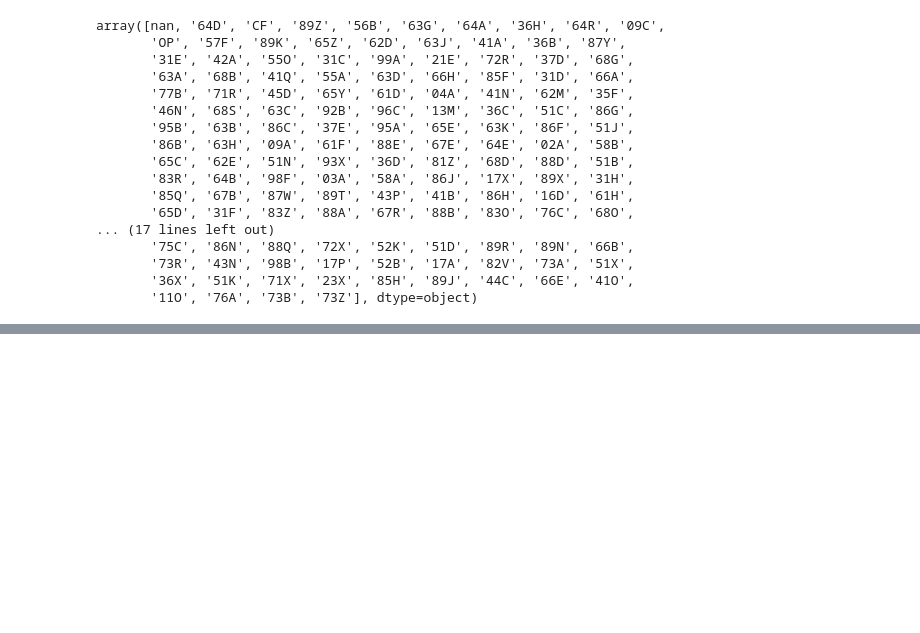
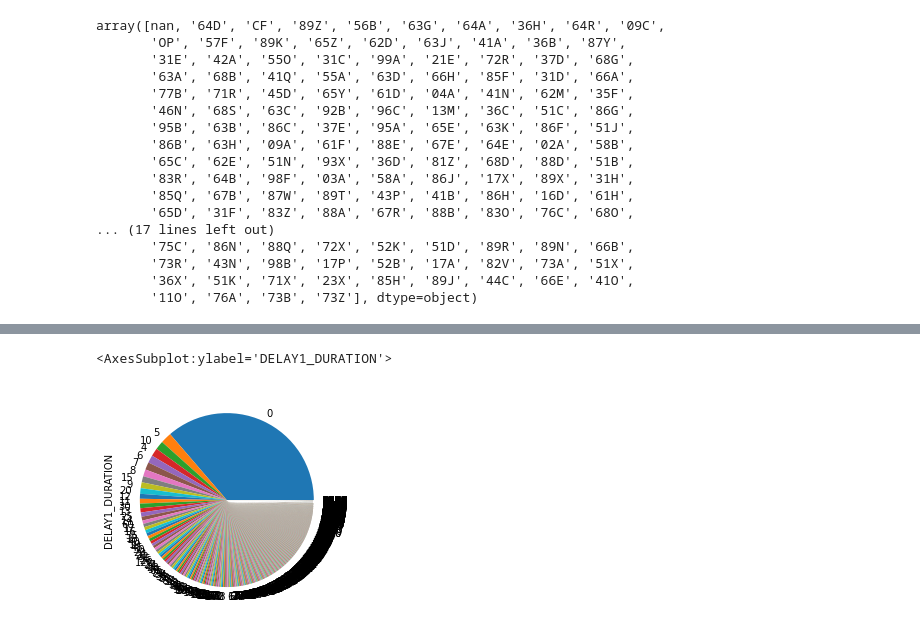
Before and after one commit to zhrballi/thy-kargo-tehir, a Jupyter notebook: kargotehirtahmin.ipynb, the cells around one changed output, grey strips where cells are left out. Saved outputs shown, nothing was run; the diff lists cells and outputs as text; code cells hidden in the pictures; blank space fills up the shorter version.

```diff
--- a/kargotehirtahmin.ipynb
+++ b/kargotehirtahmin.ipynb
@@ -207,0 +398,5 @@ array(['ND', 'GN', 'CF', 'OP'], dtype=object)
+# %%
+df['DELAY1_DURATION'].value_counts().plot.pie()
+# %% [output]
+<AxesSubplot:ylabel='DELAY1_DURATION'>
+[figure, added]
```
Also changed, not shown: parts of 84 cells of this notebook.
